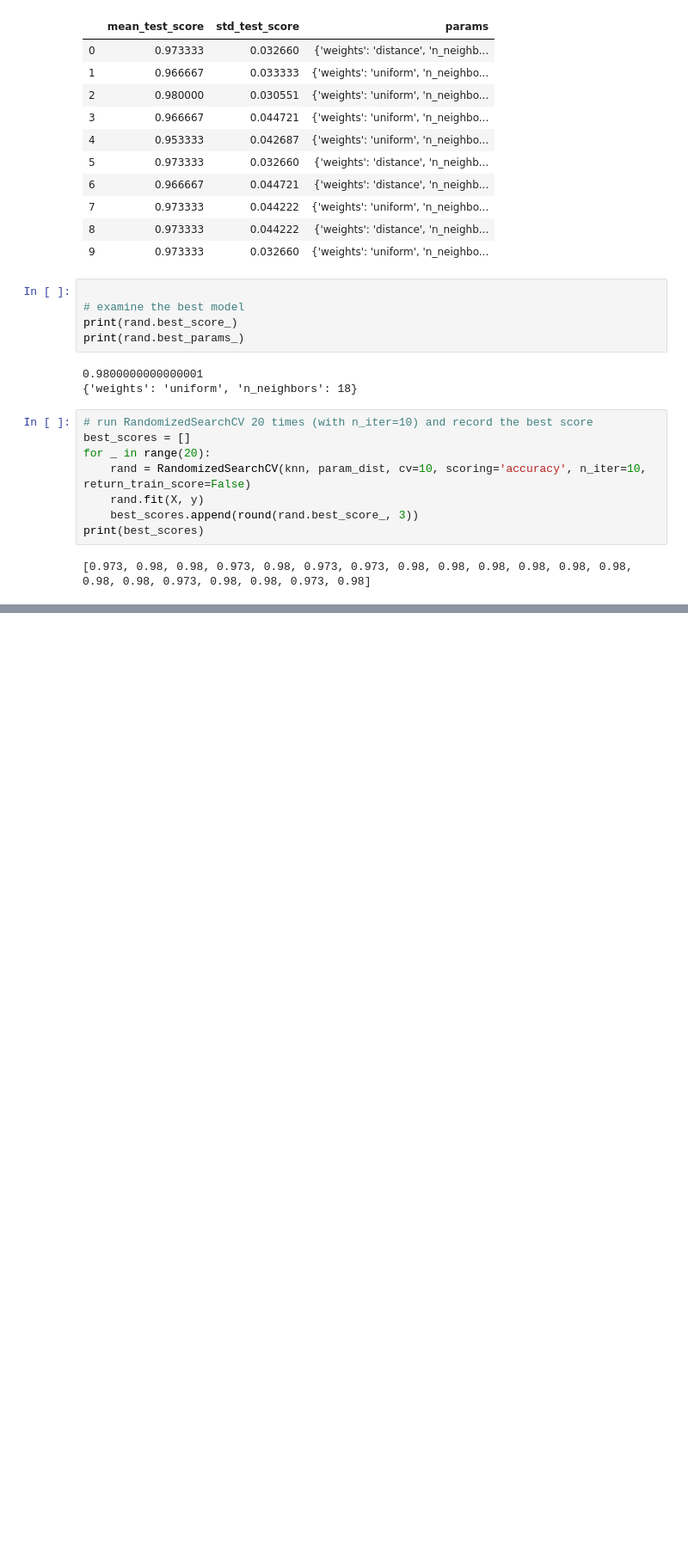
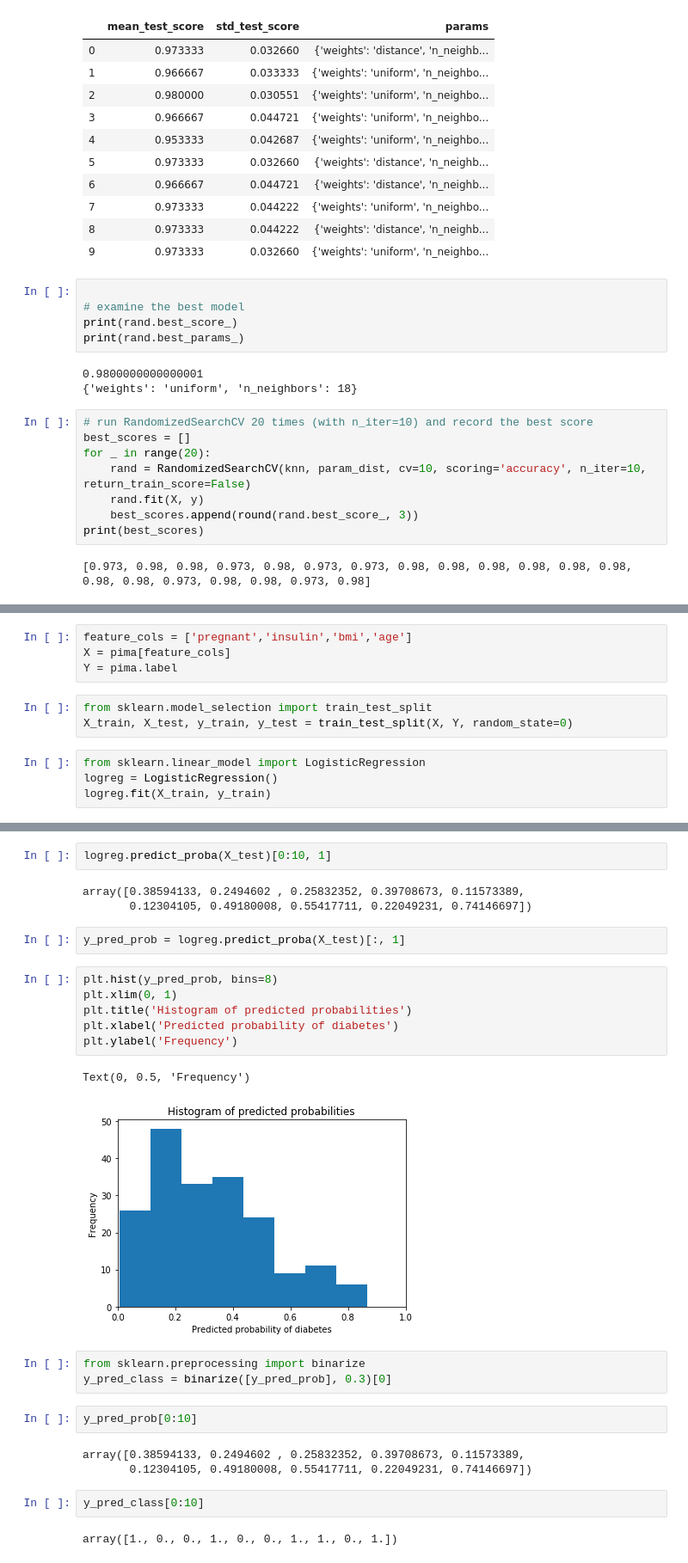
Before and after one commit to Alferdize/Machine-Learning-in-Python, a Jupyter notebook: path_of_ML/Scikit-learn/Untitled.ipynb, the cells around one changed output, grey strips where cells are left out. Shown: that part at 86% size. Cells and saved outputs as stored; diff of their text form; blank space fills up the shorter version.

Commit message:
model

```diff
--- a/path_of_ML/Scikit-learn/Untitled.ipynb
+++ b/path_of_ML/Scikit-learn/Untitled.ipynb
@@ -779,0 +796,11 @@ print(best_scores)
+# %%
+feature_cols = ['pregnant','insulin','bmi','age']
+X = pima[feature_cols]
+Y = pima.label
+# %%
+from sklearn.model_selection import train_test_split
+X_train, X_test, y_train, y_test = train_test_split(X, Y, random_state=0)
+# %%
+from sklearn.linear_model import LogisticRegression
+logreg = LogisticRegression()
+logreg.fit(X_train, y_train)
@@ -779,0 +917,28 @@ print(best_scores)
+# %%
+logreg.predict_proba(X_test)[0:10, 1]
+# %% [output]
+array([0.38594133, 0.2494602 , 0.25832352, 0.39708673, 0.11573389,
+       0.12304105, 0.49180008, 0.55417711, 0.22049231, 0.74146697])
+# %%
+y_pred_prob = logreg.predict_proba(X_test)[:, 1]
+# %%
+plt.hist(y_pred_prob, bins=8)
+plt.xlim(0, 1)
+plt.title('Histogram of predicted probabilities')
+plt.xlabel('Predicted probability of diabetes')
+plt.ylabel('Frequency')
+# %% [output]
+Text(0, 0.5, 'Frequency')
+[figure, added]
+# %%
+from sklearn.preprocessing import binarize
+y_pred_class = binarize([y_pred_prob], 0.3)[0]
+# %%
+y_pred_prob[0:10]
+# %% [output]
+array([0.38594133, 0.2494602 , 0.25832352, 0.39708673, 0.11573389,
+       0.12304105, 0.49180008, 0.55417711, 0.22049231, 0.74146697])
+# %%
+y_pred_class[0:10]
+# %% [output]
+array([1., 0., 0., 1., 0., 0., 1., 1., 0., 1.])
```
Also changed, not shown: parts of 27 cells of this notebook, 1 other file.
